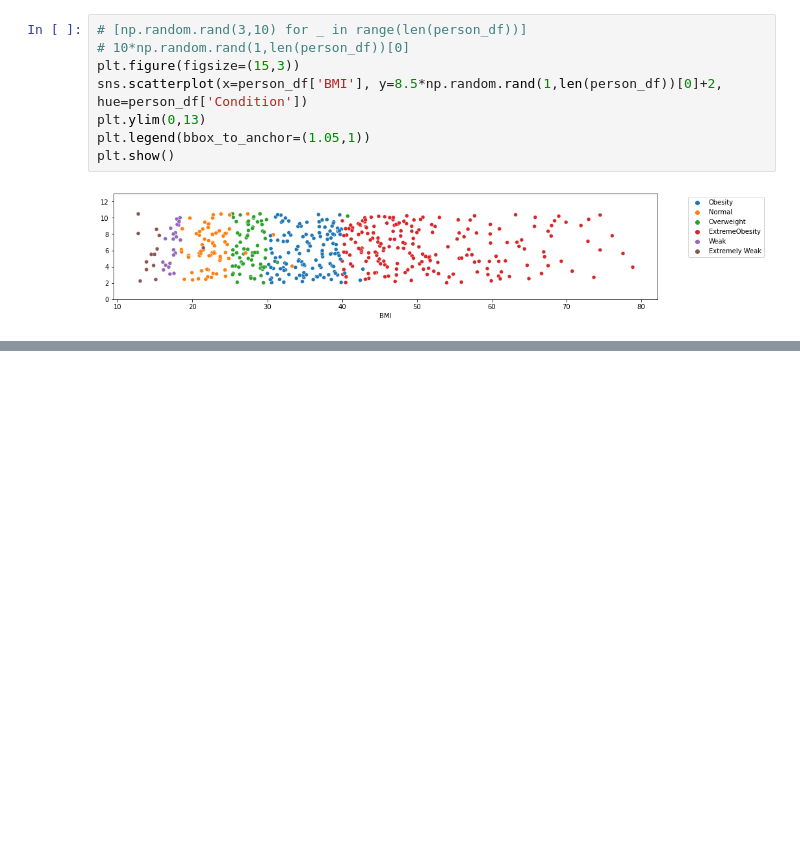
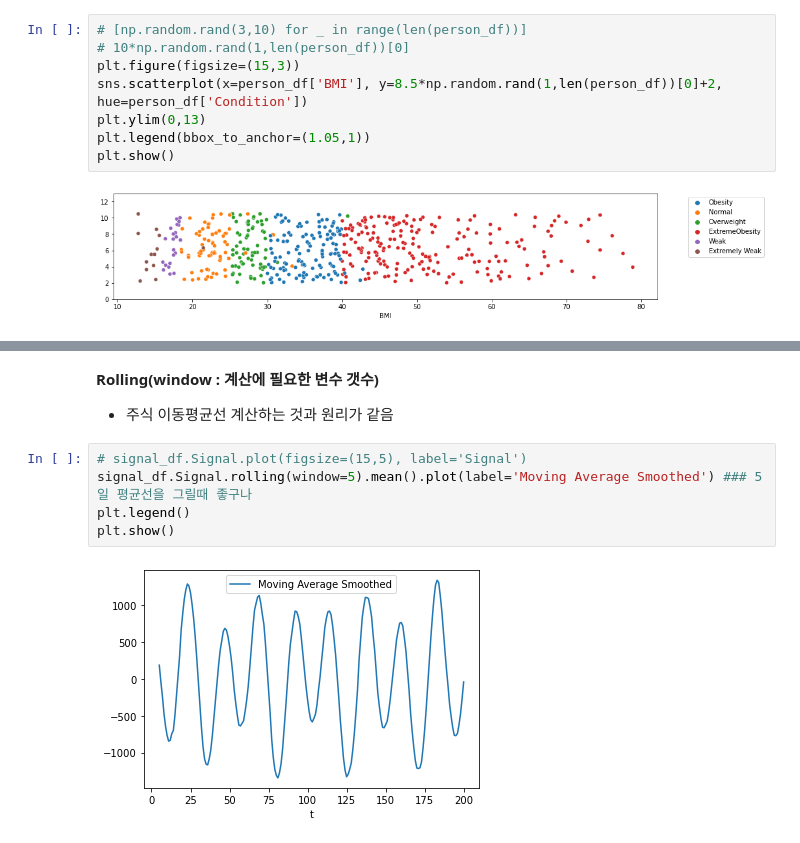
Before and after one commit to yangoos57/dataStudy, a Jupyter notebook: ML/Hands_On_Data_preprocessing_in_python/Part3/ch14 Data Transformation and massaging.ipynb, the cells around one changed output, grey strips where cells are left out. Drawn from its saved outputs; the diff is of its cells as text; blank space fills up the shorter version.

```diff
--- a/ML/Hands_On_Data_preprocessing_in_python/Part3/ch14 Data Transformation and massaging.ipynb
+++ b/ML/Hands_On_Data_preprocessing_in_python/Part3/ch14 Data Transformation and massaging.ipynb
@@ -126,0 +162,10 @@ plt.show()
+# %% [markdown]
+**Rolling(window : 계산에 필요한 변수 갯수)**
+* 주식 이동평균선 계산하는 것과 원리가 같음
+# %%
+# signal_df.Signal.plot(figsize=(15,5), label='Signal')
+signal_df.Signal.rolling(window=5).mean().plot(label='Moving Average Smoothed') ### 5일 평균선을 그릴때 좋구나
+plt.legend()
+plt.show()
+# %% [output]
+[figure, added]
```
Also changed, not shown: parts of 10 cells of this notebook.
